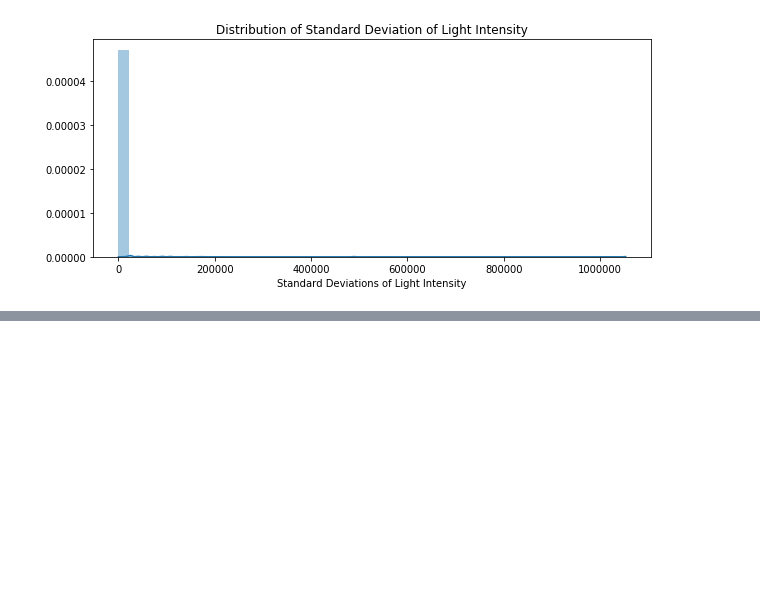
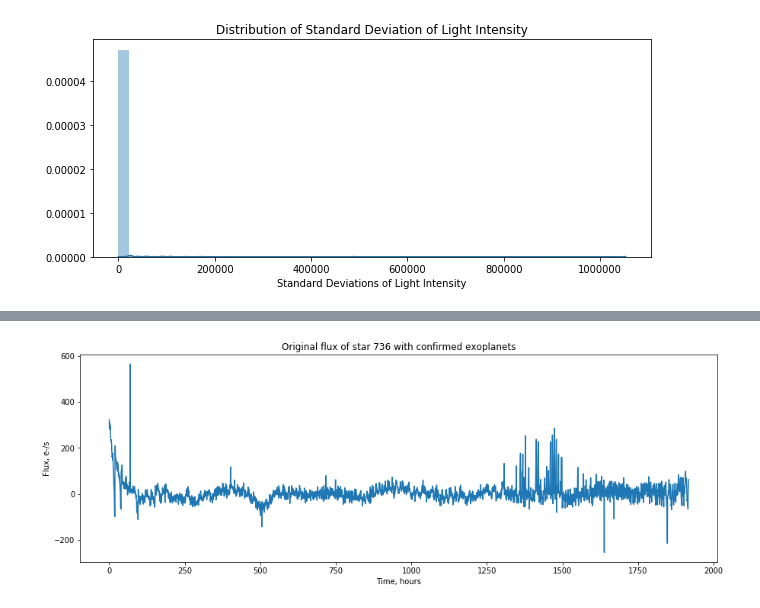
Before and after one commit to jvichare/exoplanet-predictions, a Jupyter notebook: data_exploration.ipynb, the cells around one changed output, grey strips where cells are left out. Cells and saved outputs as stored; diff of their text form; code cells hidden in the pictures; blank space fills up the shorter version.

```diff
--- a/data_exploration.ipynb
+++ b/data_exploration.ipynb
@@ -129,0 +142,14 @@ for i in np.random.choice(range(0, len(train[train.LABEL == 1])), size=5):
+# %%
+# chosing a random star to  attempt smoothing
+i = np.random.choice(range(0, len(train)))
+flux_reg = train.drop('LABEL', axis=1).iloc[i,:]
+
+time = np.arange(len(flux_reg)) * (36.0/60.0) # time in units of hours
+plt.figure(figsize=(15,5))
+plt.title('Original flux of star {} with confirmed exoplanets'.format(i+1))
+plt.ylabel('Flux, e-/s')
+plt.xlabel('Time, hours')
+plt.plot(time, flux_reg)
+plt.show()
+# %% [output]
+[figure, added]
```
Also changed, not shown: parts of 11 cells of this notebook.
